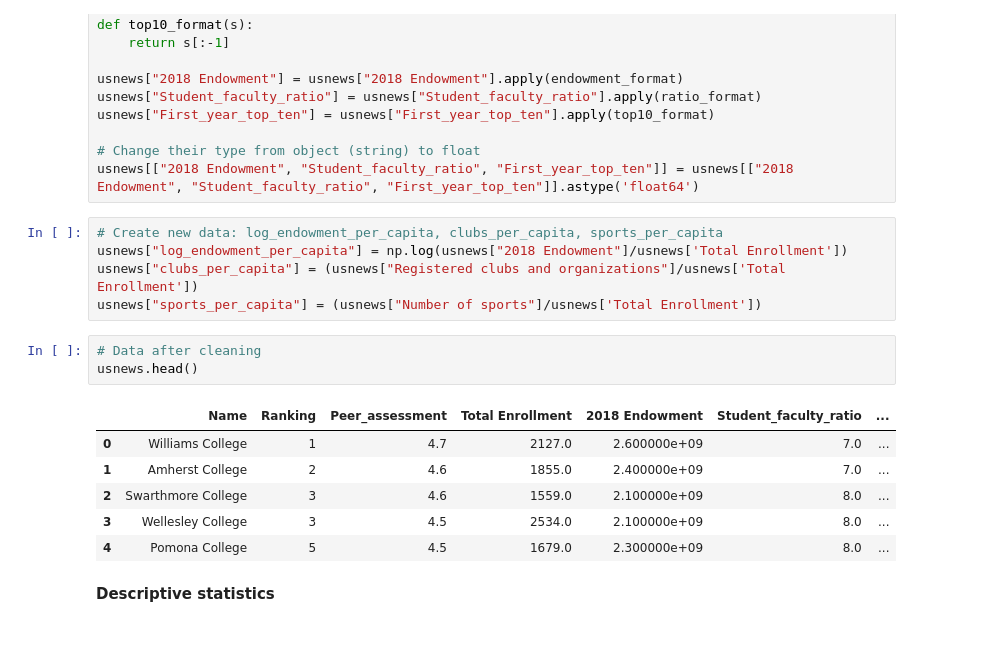
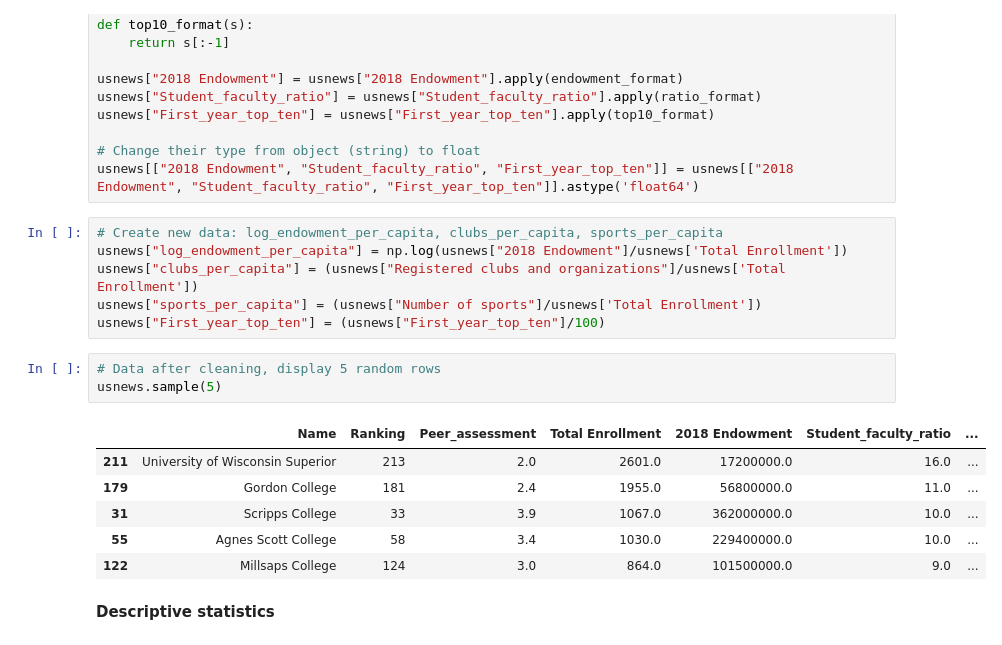
Before and after one commit to panda1835/building_LAC_2, a Jupyter notebook: USnews Regression.ipynb, the cells around one changed output. Saved outputs shown, nothing was run; the diff lists cells and outputs as text.

```diff
--- a/USnews Regression.ipynb
+++ b/USnews Regression.ipynb
@@ -61,16 +65,17 @@ usnews[["2018 Endowment", "Student_faculty_ratio", "First_year_top_ten"]] = usne
 usnews["log_endowment_per_capita"] = np.log(usnews["2018 Endowment"]/usnews['Total Enrollment'])
 usnews["clubs_per_capita"] = (usnews["Registered clubs and organizations"]/usnews['Total Enrollment'])
 usnews["sports_per_capita"] = (usnews["Number of sports"]/usnews['Total Enrollment'])
+usnews["First_year_top_ten"] = (usnews["First_year_top_ten"]/100)
 # %%
-# Data after cleaning
-usnews.head()
+# Data after cleaning, display 5 random rows
+usnews.sample(5)
 # %% [output]
 |  | Name | Ranking | Peer_assessment | Total Enrollment | 2018 Endowment | Student_faculty_ratio | ... |
-| 0 | Williams College | 1 | 4.7 | 2127.0 | 2.600000e+09 | 7.0 | ... |
-| 1 | Amherst College | 2 | 4.6 | 1855.0 | 2.400000e+09 | 7.0 | ... |
-| 2 | Swarthmore College | 3 | 4.6 | 1559.0 | 2.100000e+09 | 8.0 | ... |
-| 3 | Wellesley College | 3 | 4.5 | 2534.0 | 2.100000e+09 | 8.0 | ... |
-| 4 | Pomona College | 5 | 4.5 | 1679.0 | 2.300000e+09 | 8.0 | ... |
+| 211 | University of Wisconsin Superior | 213 | 2.0 | 2601.0 | 17200000.0 | 16.0 | ... |
+| 179 | Gordon College | 181 | 2.4 | 1955.0 | 56800000.0 | 11.0 | ... |
+| 31 | Scripps College | 33 | 3.9 | 1067.0 | 362000000.0 | 10.0 | ... |
+| 55 | Agnes Scott College | 58 | 3.4 | 1030.0 | 229400000.0 | 10.0 | ... |
+| 122 | Millsaps College | 124 | 3.0 | 864.0 | 101500000.0 | 9.0 | ... |
 # %% [markdown]
 **Descriptive statistics**
 # %%
```
Also changed, not shown: parts of 5 cells of this notebook, 1 other file.
